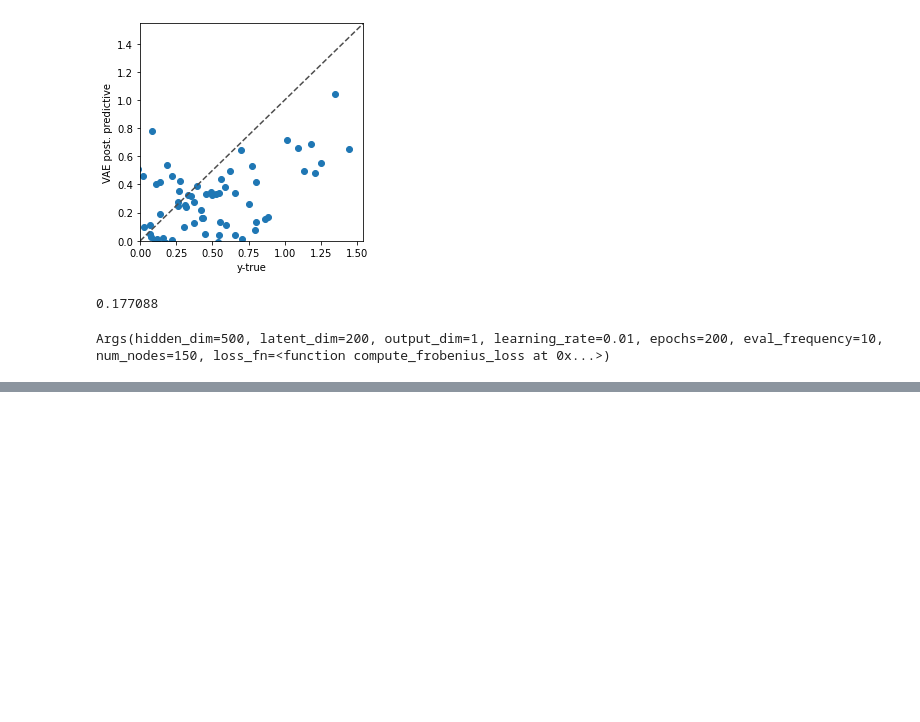
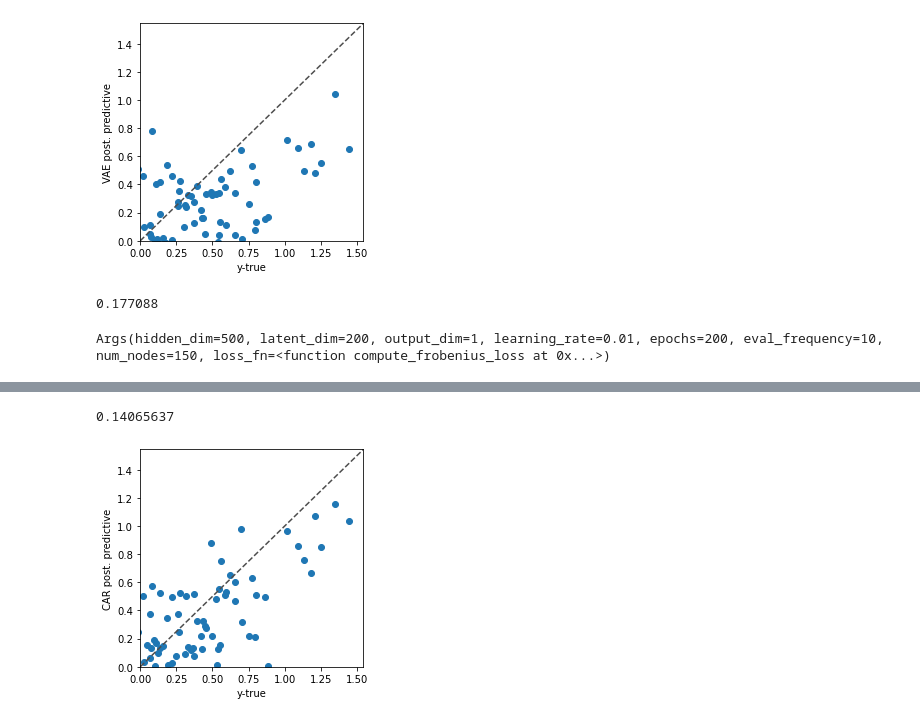
Before and after one commit to salfaris/PriorVGAE, a Jupyter notebook: car_example_new_dataset.ipynb, the cells around one changed output, grey strips where cells are left out. Cells and saved outputs as stored; diff of their text form; code cells hidden in the pictures; blank space fills up the shorter version.

```diff
--- a/car_example_new_dataset.ipynb
+++ b/car_example_new_dataset.ipynb
@@ -550,0 +613,15 @@ Args(hidden_dim=500, latent_dim=200, output_dim=1, learning_rate=0.01, epochs=20
+# %%
+mx = np.max([y_truth, mean_post_pred_car])
+plt.rcParams["figure.figsize"] = (4,4)
+plt.scatter(y_truth, mean_post_pred_car)
+plt.ylim(0, mx+0.1)
+plt.xlim(0, mx+0.1)
+plt.axline((1, 1), slope=1, ls="--", c=".3")
+plt.xlabel("y-true")
+plt.ylabel("CAR post. predictive")
+
+MSE_car = np.mean((y_truth -  mean_post_pred_car)**2)
+print(MSE_car)
+# %% [output]
+0.14065637
+[figure, added]
```
Also changed, not shown: parts of 10 cells of this notebook.
